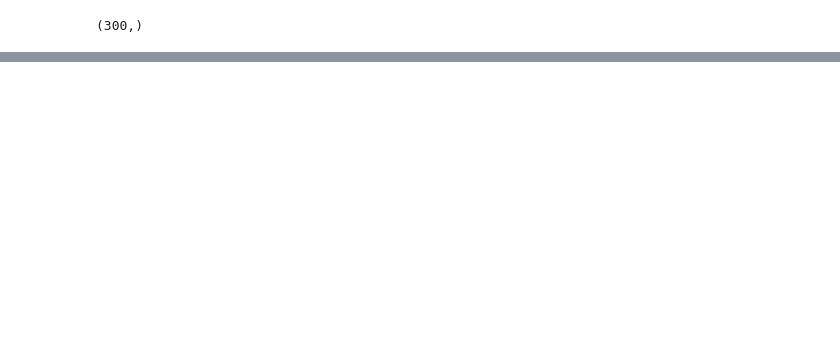
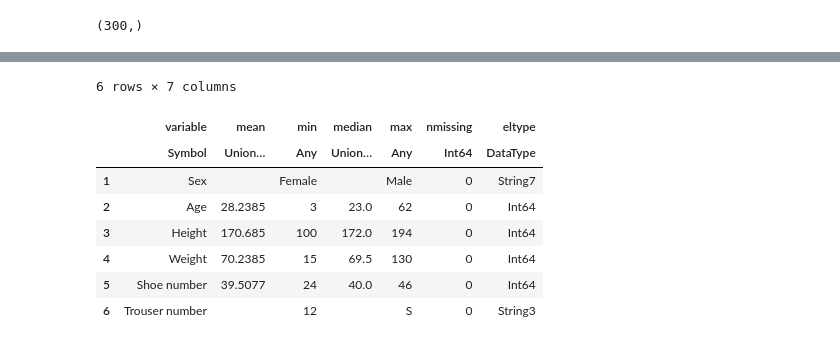
Before and after one commit to cirobr/julia, a Jupyter notebook: ep3-julia-logistic-regression.ipynb, the cells around one changed output, grey strips where cells are left out. Cells and saved outputs as stored; diff of their text form; code cells hidden in the pictures; blank space fills up the shorter version.

```diff
--- a/ep3-julia-logistic-regression.ipynb
+++ b/ep3-julia-logistic-regression.ipynb
@@ -206,0 +220,4 @@ plot(p1, p2, layout=(1,2), legend=:topleft)
+# %%
+# read dataframe
+df = CSV.File("QT1data.csv") |> DataFrame
+println(first(df, 5))
@@ -206,0 +234,13 @@ plot(p1, p2, layout=(1,2), legend=:topleft)
+# %%
+# get statistics summary
+describe(df)
+# %% [output]
+6 rows × 7 columns
+|  | variable | mean | min | median | max | nmissing | eltype |
+|  | Symbol | Union… | Any | Union… | Any | Int64 | DataType |
+| 1 | Sex |  | Female |  | Male | 0 | String7 |
+| 2 | Age | 28.2385 | 3 | 23.0 | 62 | 0 | Int64 |
+| 3 | Height | 170.685 | 100 | 172.0 | 194 | 0 | Int64 |
+| 4 | Weight | 70.2385 | 15 | 69.5 | 130 | 0 | Int64 |
+| 5 | Shoe number | 39.5077 | 24 | 40.0 | 46 | 0 | Int64 |
+| 6 | Trouser number |  | 12 |  | S | 0 | String3 |
```
Also changed, not shown: parts of 15 cells of this notebook.
